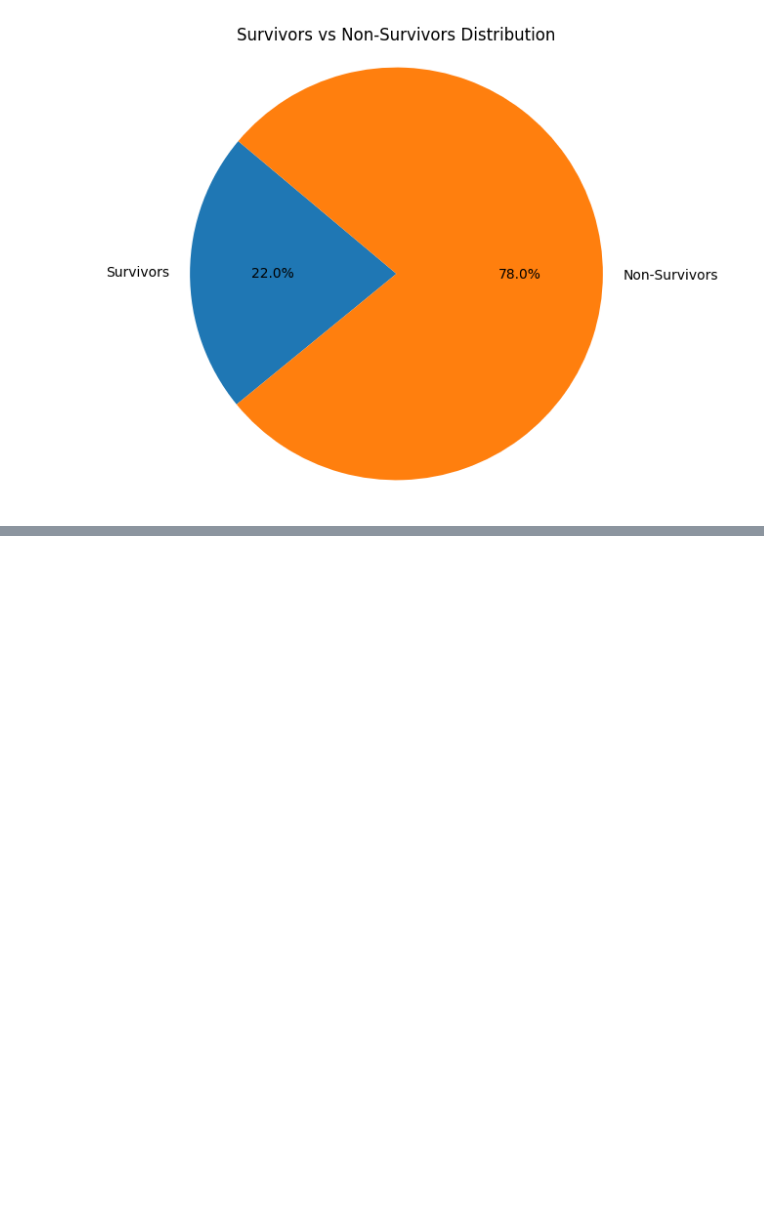
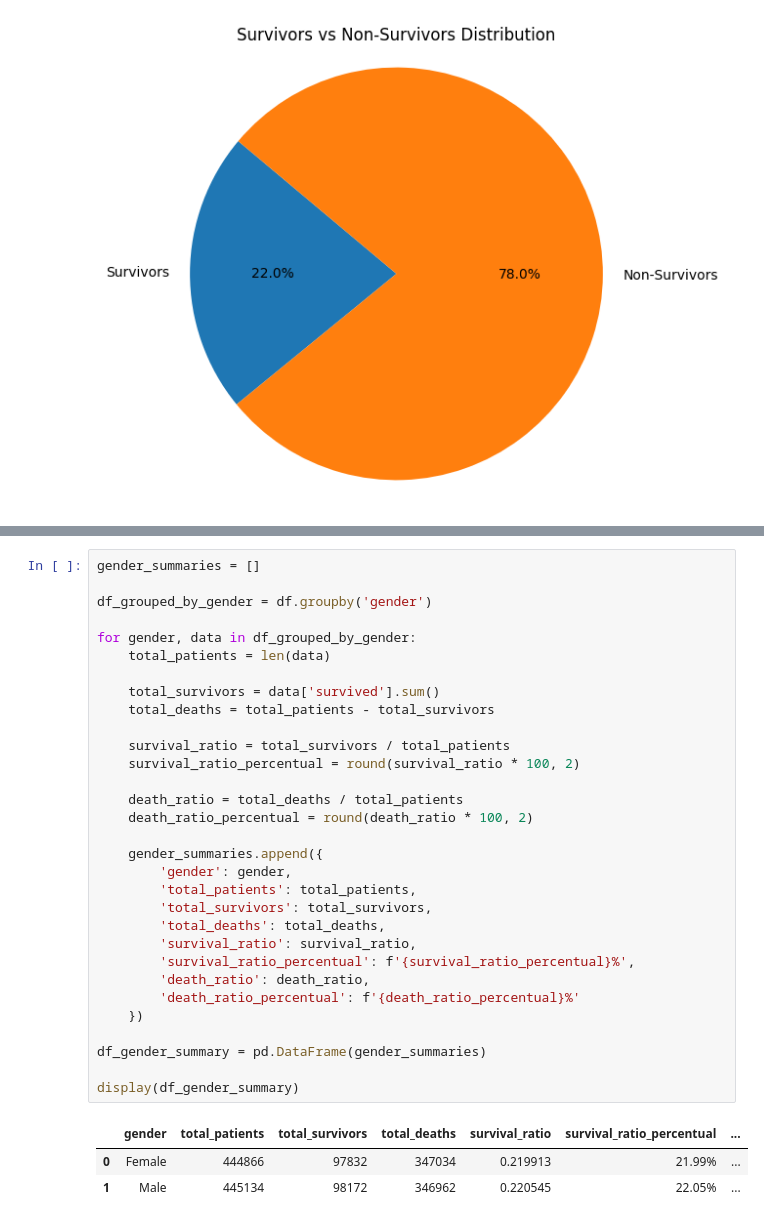
Before and after one commit to leonardopottmayer/data-science-lung-cancer, a Jupyter notebook: analysis/02_surviving_and_death_ratio.ipynb, the cells around one changed output, grey strips where cells are left out. Drawn from its saved outputs; the diff is of its cells as text; blank space fills up the shorter version.

```diff
--- a/analysis/02_surviving_and_death_ratio.ipynb
+++ b/analysis/02_surviving_and_death_ratio.ipynb
@@ -107,0 +181,35 @@ plt.show()
+# %%
+gender_summaries = []
+
+df_grouped_by_gender = df.groupby('gender')
+
+for gender, data in df_grouped_by_gender:
+    total_patients = len(data)
+
+    total_survivors = data['survived'].sum()
+    total_deaths = total_patients - total_survivors
+
+    survival_ratio = total_survivors / total_patients
+    survival_ratio_percentual = round(survival_ratio * 100, 2)
+
+    death_ratio = total_deaths / total_patients
+    death_ratio_percentual = round(death_ratio * 100, 2)
+
+    gender_summaries.append({
+        'gender': gender,
+        'total_patients': total_patients,
+        'total_survivors': total_survivors,
+        'total_deaths': total_deaths,
+        'survival_ratio': survival_ratio,
+        'survival_ratio_percentual': f'{survival_ratio_percentual}%',
+        'death_ratio': death_ratio,
+        'death_ratio_percentual': f'{death_ratio_percentual}%'
+    })
+
+df_gender_summary = pd.DataFrame(gender_summaries)
+
+display(df_gender_summary)
+# %% [output]
+|  | gender | total_patients | total_survivors | total_deaths | survival_ratio | survival_ratio_percentual | ... |
+| 0 | Female | 444866 | 97832 | 347034 | 0.219913 | 21.99% | ... |
+| 1 | Male | 445134 | 98172 | 346962 | 0.220545 | 22.05% | ... |
```
Also changed, not shown: parts of 5 cells of this notebook.
